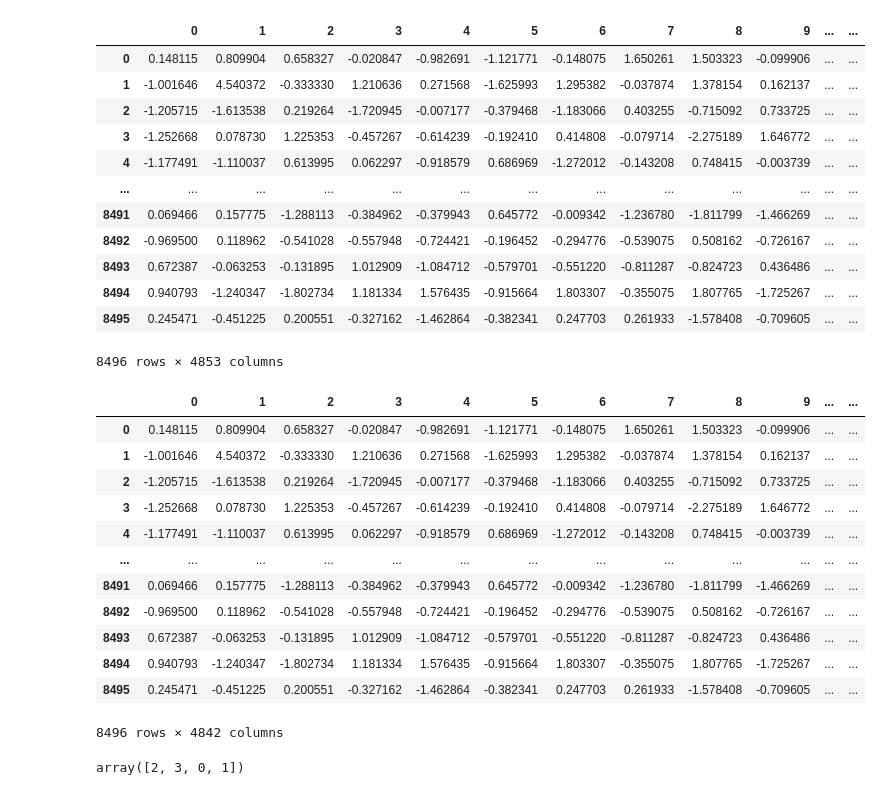
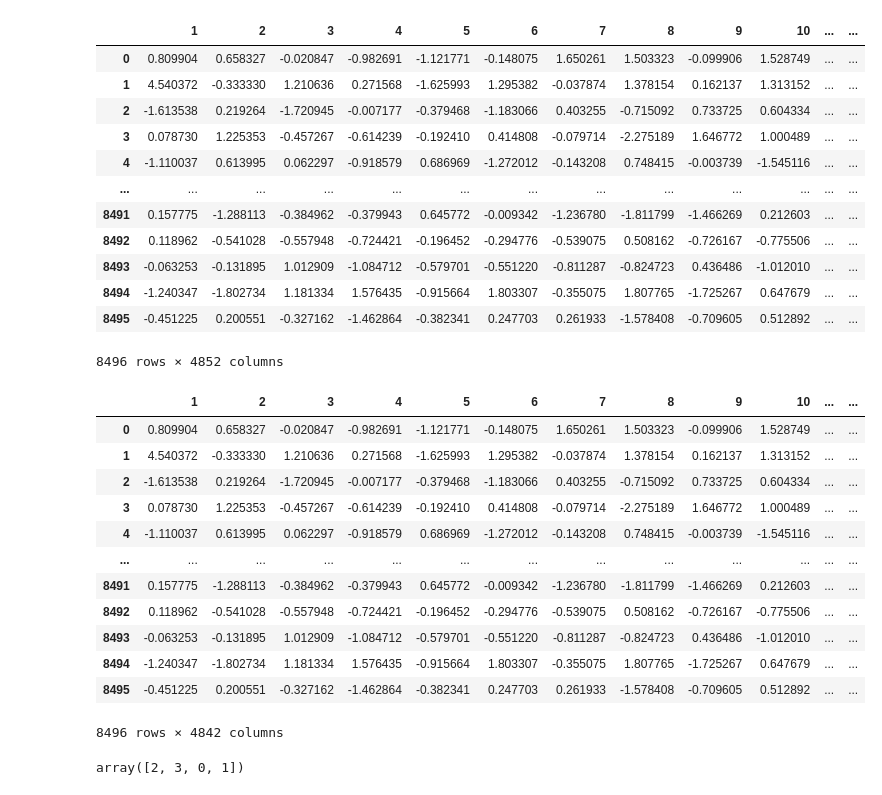
Before and after one commit to draeloslab/mm-vae, a Jupyter notebook: make_joint_data.ipynb, the cells around one changed output. Cells and saved outputs as stored; diff of their text form; code cells hidden in the pictures.

```diff
--- a/make_joint_data.ipynb
+++ b/make_joint_data.ipynb
@@ -4,38 +4,38 @@ import random
 import pandas as pd
 from torch.utils.data import Dataset, DataLoader
 # %%
-HC_adbxd = pd.read_csv('/nfs/turbo/umms-kaczoro/u19-shared/vae-HC-PFC/14mon_ADBXD_countdata/hc_rp_nor_30perc.csv', low_memory=False)
+HC_adbxd = pd.read_csv('/home/rachel/Desktop/mm-vae data/multiregion_adbxd_cr/HC_adbxd_30perc.csv', low_memory=False)
 HC_adbxd = HC_adbxd.iloc[:, 1:]
 HC_adbxd
 # %% [output]
-|  | 0 | 1 | 2 | 3 | 4 | 5 | 6 | 7 | 8 | 9 | ... | ... |
-| 0 | 0.148115 | 0.809904 | 0.658327 | -0.020847 | -0.982691 | -1.121771 | -0.148075 | 1.650261 | 1.503323 | -0.099906 | ... | ... |
-| 1 | -1.001646 | 4.540372 | -0.333330 | 1.210636 | 0.271568 | -1.625993 | 1.295382 | -0.037874 | 1.378154 | 0.162137 | ... | ... |
-| 2 | -1.205715 | -1.613538 | 0.219264 | -1.720945 | -0.007177 | -0.379468 | -1.183066 | 0.403255 | -0.715092 | 0.733725 | ... | ... |
-| 3 | -1.252668 | 0.078730 | 1.225353 | -0.457267 | -0.614239 | -0.192410 | 0.414808 | -0.079714 | -2.275189 | 1.646772 | ... | ... |
-| 4 | -1.177491 | -1.110037 | 0.613995 | 0.062297 | -0.918579 | 0.686969 | -1.272012 | -0.143208 | 0.748415 | -0.003739 | ... | ... |
+|  | 1 | 2 | 3 | 4 | 5 | 6 | 7 | 8 | 9 | 10 | ... | ... |
+| 0 | 0.809904 | 0.658327 | -0.020847 | -0.982691 | -1.121771 | -0.148075 | 1.650261 | 1.503323 | -0.099906 | 1.528749 | ... | ... |
+| 1 | 4.540372 | -0.333330 | 1.210636 | 0.271568 | -1.625993 | 1.295382 | -0.037874 | 1.378154 | 0.162137 | 1.313152 | ... | ... |
+| 2 | -1.613538 | 0.219264 | -1.720945 | -0.007177 | -0.379468 | -1.183066 | 0.403255 | -0.715092 | 0.733725 | 0.604334 | ... | ... |
+| 3 | 0.078730 | 1.225353 | -0.457267 | -0.614239 | -0.192410 | 0.414808 | -0.079714 | -2.275189 | 1.646772 | 1.000489 | ... | ... |
+| 4 | -1.110037 | 0.613995 | 0.062297 | -0.918579 | 0.686969 | -1.272012 | -0.143208 | 0.748415 | -0.003739 | -1.545116 | ... | ... |
 | ... | ... | ... | ... | ... | ... | ... | ... | ... | ... | ... | ... | ... |
-| 8491 | 0.069466 | 0.157775 | -1.288113 | -0.384962 | -0.379943 | 0.645772 | -0.009342 | -1.236780 | -1.811799 | -1.466269 | ... | ... |
-| 8492 | -0.969500 | 0.118962 | -0.541028 | -0.557948 | -0.724421 | -0.196452 | -0.294776 | -0.539075 | 0.508162 | -0.726167 | ... | ... |
-| 8493 | 0.672387 | -0.063253 | -0.131895 | 1.012909 | -1.084712 | -0.579701 | -0.551220 | -0.811287 | -0.824723 | 0.436486 | ... | ... |
-| 8494 | 0.940793 | -1.240347 | -1.802734 | 1.181334 | 1.576435 | -0.915664 | 1.803307 | -0.355075 | 1.807765 | -1.725267 | ... | ... |
-| 8495 | 0.245471 | -0.451225 | 0.200551 | -0.327162 | -1.462864 | -0.382341 | 0.247703 | 0.261933 | -1.578408 | -0.709605 | ... | ... |
+| 8491 | 0.157775 | -1.288113 | -0.384962 | -0.379943 | 0.645772 | -0.009342 | -1.236780 | -1.811799 | -1.466269 | 0.212603 | ... | ... |
+| 8492 | 0.118962 | -0.541028 | -0.557948 | -0.724421 | -0.196452 | -0.294776 | -0.539075 | 0.508162 | -0.726167 | -0.775506 | ... | ... |
+| 8493 | -0.063253 | -0.131895 | 1.012909 | -1.084712 | -0.579701 | -0.551220 | -0.811287 | -0.824723 | 0.436486 | -1.012010 | ... | ... |
+| 8494 | -1.240347 | -1.802734 | 1.181334 | 1.576435 | -0.915664 | 1.803307 | -0.355075 | 1.807765 | -1.725267 | 0.647679 | ... | ... |
+| 8495 | -0.451225 | 0.200551 | -0.327162 | -1.462864 | -0.382341 | 0.247703 | 0.261933 | -1.578408 | -0.709605 | 0.512892 | ... | ... |
-8496 rows × 4853 columns
+8496 rows × 4852 columns
 # %%
 HC_adbxd.iloc[:, 0:4842]
 # %% [output]
-|  | 0 | 1 | 2 | 3 | 4 | 5 | 6 | 7 | 8 | 9 | ... | ... |
-| 0 | 0.148115 | 0.809904 | 0.658327 | -0.020847 | -0.982691 | -1.121771 | -0.148075 | 1.650261 | 1.503323 | -0.099906 | ... | ... |
-| 1 | -1.001646 | 4.540372 | -0.333330 | 1.210636 | 0.271568 | -1.625993 | 1.295382 | -0.037874 | 1.378154 | 0.162137 | ... | ... |
-| 2 | -1.205715 | -1.613538 | 0.219264 | -1.720945 | -0.007177 | -0.379468 | -1.183066 | 0.403255 | -0.715092 | 0.733725 | ... | ... |
-| 3 | -1.252668 | 0.078730 | 1.225353 | -0.457267 | -0.614239 | -0.192410 | 0.414808 | -0.079714 | -2.275189 | 1.646772 | ... | ... |
-| 4 | -1.177491 | -1.110037 | 0.613995 | 0.062297 | -0.918579 | 0.686969 | -1.272012 | -0.143208 | 0.748415 | -0.003739 | ... | ... |
+|  | 1 | 2 | 3 | 4 | 5 | 6 | 7 | 8 | 9 | 10 | ... | ... |
+| 0 | 0.809904 | 0.658327 | -0.020847 | -0.982691 | -1.121771 | -0.148075 | 1.650261 | 1.503323 | -0.099906 | 1.528749 | ... | ... |
+| 1 | 4.540372 | -0.333330 | 1.210636 | 0.271568 | -1.625993 | 1.295382 | -0.037874 | 1.378154 | 0.162137 | 1.313152 | ... | ... |
+| 2 | -1.613538 | 0.219264 | -1.720945 | -0.007177 | -0.379468 | -1.183066 | 0.403255 | -0.715092 | 0.733725 | 0.604334 | ... | ... |
+| 3 | 0.078730 | 1.225353 | -0.457267 | -0.614239 | -0.192410 | 0.414808 | -0.079714 | -2.275189 | 1.646772 | 1.000489 | ... | ... |
+| 4 | -1.110037 | 0.613995 | 0.062297 | -0.918579 | 0.686969 | -1.272012 | -0.143208 | 0.748415 | -0.003739 | -1.545116 | ... | ... |
 | ... | ... | ... | ... | ... | ... | ... | ... | ... | ... | ... | ... | ... |
-| 8491 | 0.069466 | 0.157775 | -1.288113 | -0.384962 | -0.379943 | 0.645772 | -0.009342 | -1.236780 | -1.811799 | -1.466269 | ... | ... |
-| 8492 | -0.969500 | 0.118962 | -0.541028 | -0.557948 | -0.724421 | -0.196452 | -0.294776 | -0.539075 | 0.508162 | -0.726167 | ... | ... |
-| 8493 | 0.672387 | -0.063253 | -0.131895 | 1.012909 | -1.084712 | -0.579701 | -0.551220 | -0.811287 | -0.824723 | 0.436486 | ... | ... |
-| 8494 | 0.940793 | -1.240347 | -1.802734 | 1.181334 | 1.576435 | -0.915664 | 1.803307 | -0.355075 | 1.807765 | -1.725267 | ... | ... |
-| 8495 | 0.245471 | -0.451225 | 0.200551 | -0.327162 | -1.462864 | -0.382341 | 0.247703 | 0.261933 | -1.578408 | -0.709605 | ... | ... |
+| 8491 | 0.157775 | -1.288113 | -0.384962 | -0.379943 | 0.645772 | -0.009342 | -1.236780 | -1.811799 | -1.466269 | 0.212603 | ... | ... |
+| 8492 | 0.118962 | -0.541028 | -0.557948 | -0.724421 | -0.196452 | -0.294776 | -0.539075 | 0.508162 | -0.726167 | -0.775506 | ... | ... |
+| 8493 | -0.063253 | -0.131895 | 1.012909 | -1.084712 | -0.579701 | -0.551220 | -0.811287 | -0.824723 | 0.436486 | -1.012010 | ... | ... |
+| 8494 | -1.240347 | -1.802734 | 1.181334 | 1.576435 | -0.915664 | 1.803307 | -0.355075 | 1.807765 | -1.725267 | 0.647679 | ... | ... |
+| 8495 | -0.451225 | 0.200551 | -0.327162 | -1.462864 | -0.382341 | 0.247703 | 0.261933 | -1.578408 | -0.709605 | 0.512892 | ... | ... |
 8496 rows × 4842 columns
 # %%
 HC_adbxd['14-6-Bin'].unique()
```
Also changed, not shown: parts of 10 cells of this notebook, 8 other files.
